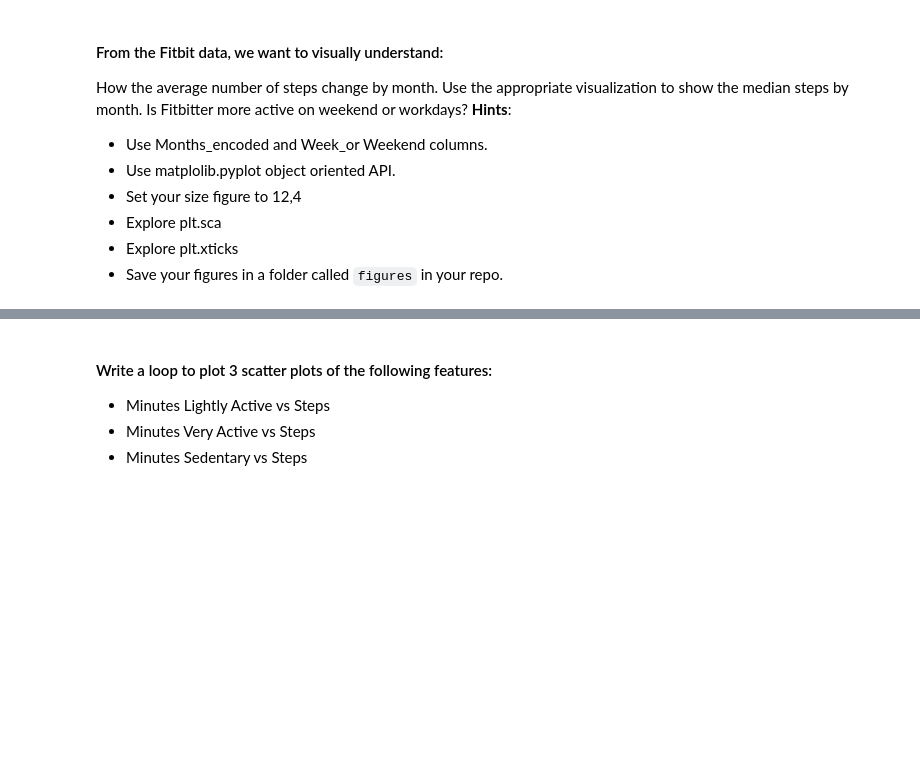
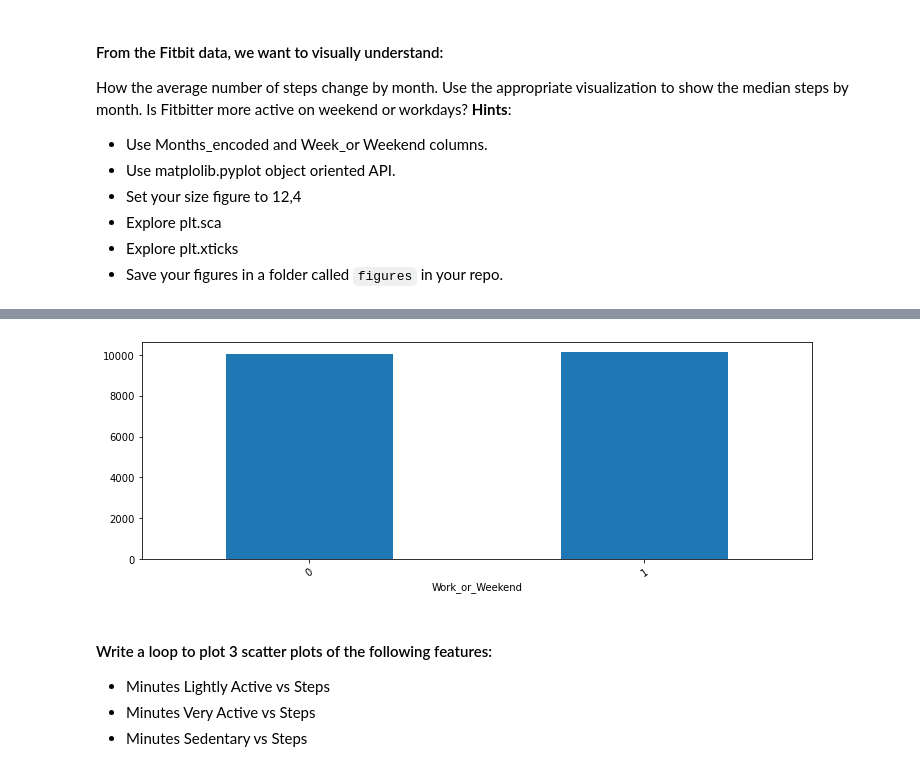
Before and after one commit to Ironhack-Data-Madrid-Mayo-2022/5.2-lab-matplotlib-seaborn, a Jupyter notebook: your-code/main.ipynb, the cells around one changed output, grey strips where cells are left out. Cells and saved outputs as stored; diff of their text form; code cells hidden in the pictures; blank space fills up the shorter version.

```diff
--- a/your-code/main.ipynb
+++ b/your-code/main.ipynb
@@ -34,3 +50,10 @@ How the average number of steps change by month. Use the appropriate visualizati
+# %%
+# AVERAGE STEPS BY WORK_OR_WEEKEND
+
+fitbit.groupby('Work_or_Weekend').mean().Steps.plot(kind='bar')
+plt.xticks(rotation=35);
+# %% [output]
+[figure, added]
 # %% [markdown]
 #### Write a loop to plot 3 scatter plots of the following features:
 
```
Also changed, not shown: parts of 57 cells of this notebook.
